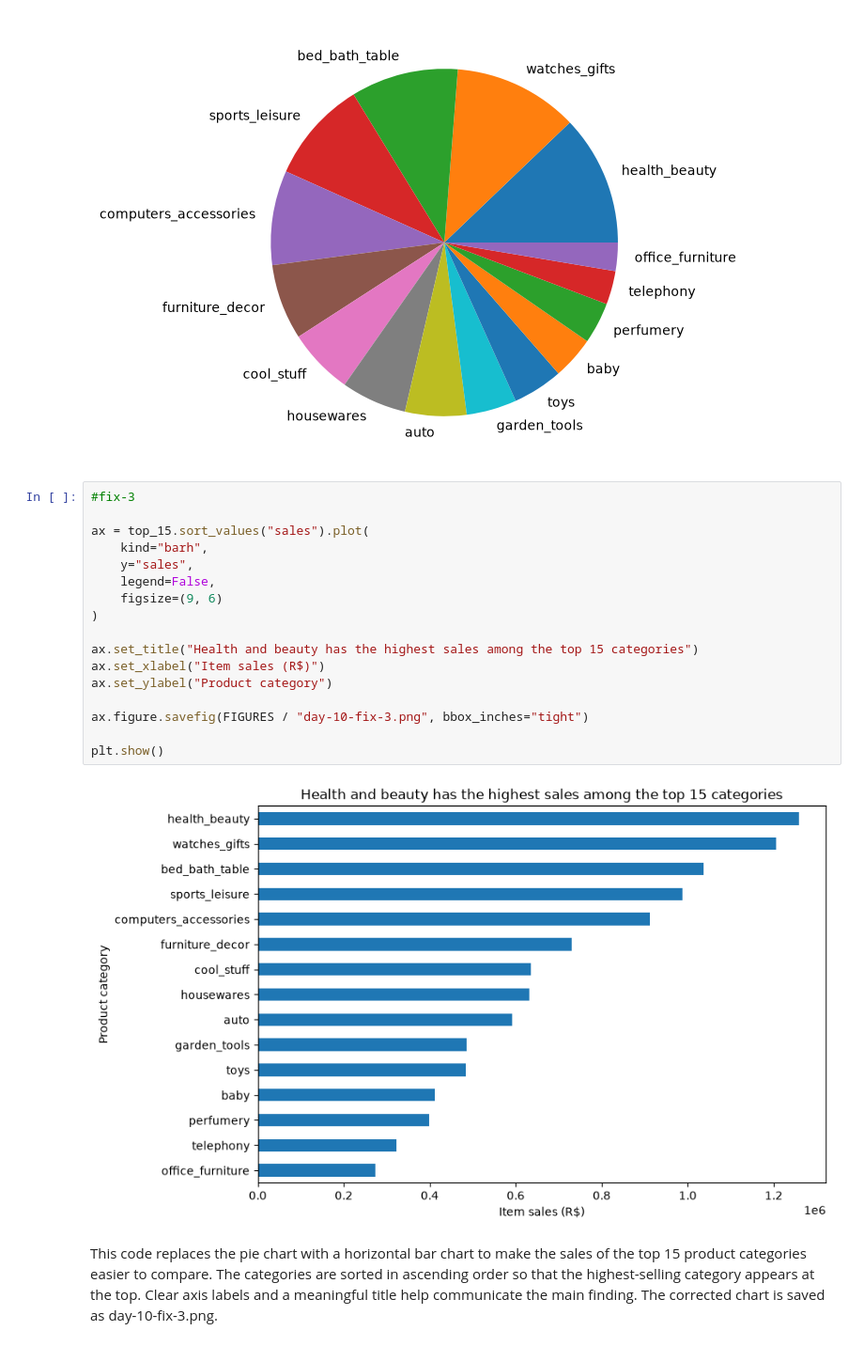
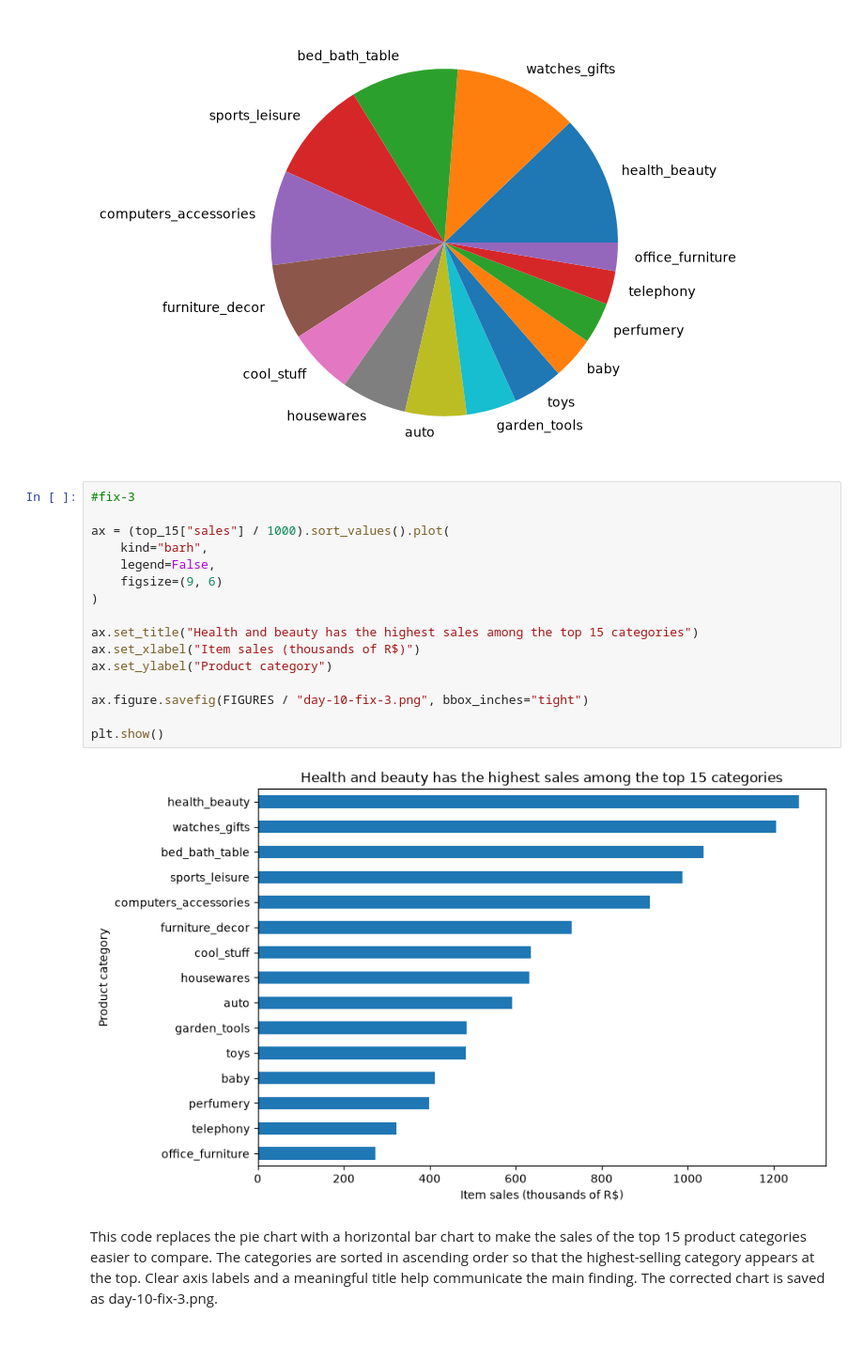
Before and after one commit to anooswajeeh2004/analytics-portfolio, a Jupyter notebook: notebooks/day-10-charts.ipynb, the cells around one changed output. Shown at 94% size. Drawn from its saved outputs; the diff is of its cells as text.

```diff
--- a/notebooks/day-10-charts.ipynb
+++ b/notebooks/day-10-charts.ipynb
@@ -443,22 +444,21 @@ plt.show()
 # %%
 #fix-3
 
-ax = top_15.sort_values("sales").plot(
+ax = (top_15["sales"] / 1000).sort_values().plot(
     kind="barh",
-    y="sales",
     legend=False,
     figsize=(9, 6)
 )
 
 ax.set_title("Health and beauty has the highest sales among the top 15 categories")
-ax.set_xlabel("Item sales (R$)")
+ax.set_xlabel("Item sales (thousands of R$)")
 ax.set_ylabel("Product category")
 
 ax.figure.savefig(FIGURES / "day-10-fix-3.png", bbox_inches="tight")
 
 plt.show()
 # %% [output]
-[figure, old version]
+[figure, new version]
 # %% [markdown]
 This code replaces the pie chart with a horizontal bar chart to make the sales of the top 15 product categories easier to compare. The categories are sorted in ascending order so that the highest-selling category appears at the top. Clear axis labels and a meaningful title help communicate the main finding. The corrected chart is saved as day-10-fix-3.png.
 # %% [markdown]
```
Also changed, not shown: parts of 2 cells of this notebook, 2 other files.
